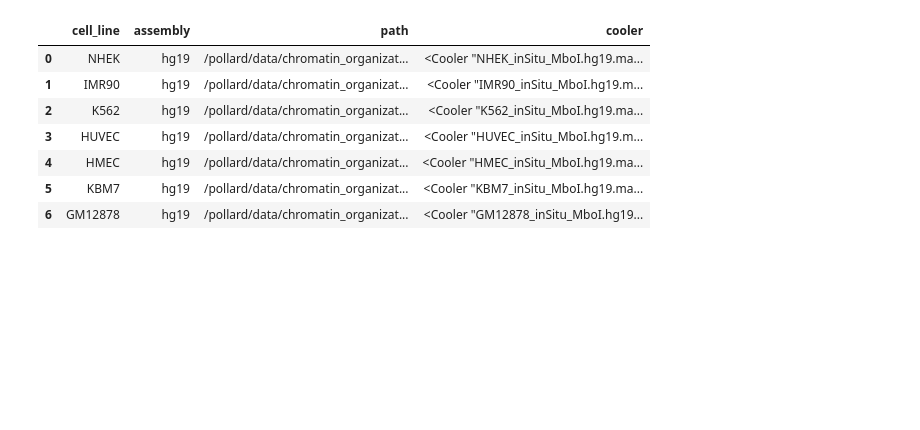
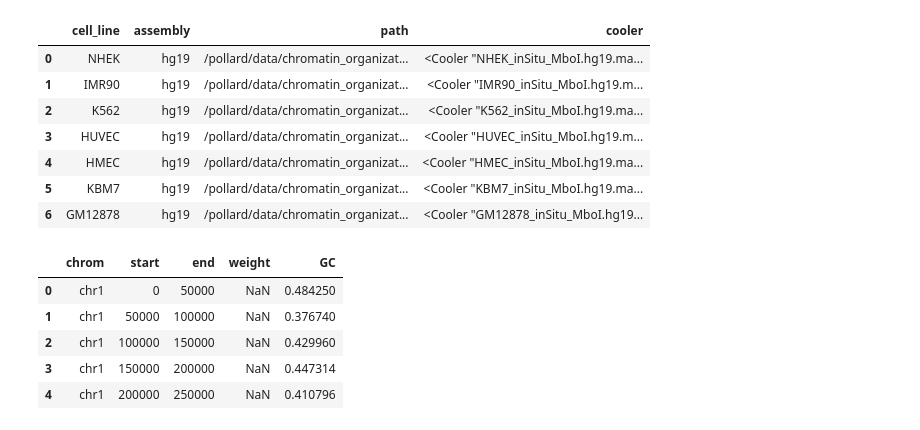
Before and after one commit to luisdiaz1997/HMM3P, a Jupyter notebook: notebooks/get_compartments.ipynb, the cells around one changed output. Drawn from its saved outputs; the diff is of its cells as text; code cells hidden in the pictures; blank space fills up the shorter version.

```diff
--- a/notebooks/get_compartments.ipynb
+++ b/notebooks/get_compartments.ipynb
@@ -9,7 +15,7 @@ fasta_file='/pollard/data/vertebrate_genomes/human/hg19/hg19/hg19.fa'
 # %%
 cools = fileprocessing.get_files(cooldir)
 # %%
-df = fileprocessing.cools_df(cools, resolution = 100000)
+df = fileprocessing.cools_df(cools, resolution = 50000)
 # %%
 df
 # %% [output]
@@ -23,3 +29,12 @@ df
 | 6 | GM12878 | hg19 | /pollard/data/chromatin_organizat... | <Cooler "GM12878_inSitu_MboI.hg19... |
 # %%
 gc_dict = fileprocessing.get_gc(df, fasta_file)
+# %%
+gc_dict['hg19'].head()
+# %% [output]
+|  | chrom | start | end | weight | GC |
+| 0 | chr1 | 0 | 50000 | NaN | 0.484250 |
+| 1 | chr1 | 50000 | 100000 | NaN | 0.376740 |
+| 2 | chr1 | 100000 | 150000 | NaN | 0.429960 |
+| 3 | chr1 | 150000 | 200000 | NaN | 0.447314 |
+| 4 | chr1 | 200000 | 250000 | NaN | 0.410796 |
```
Also changed, not shown: parts of 15 cells of this notebook.
